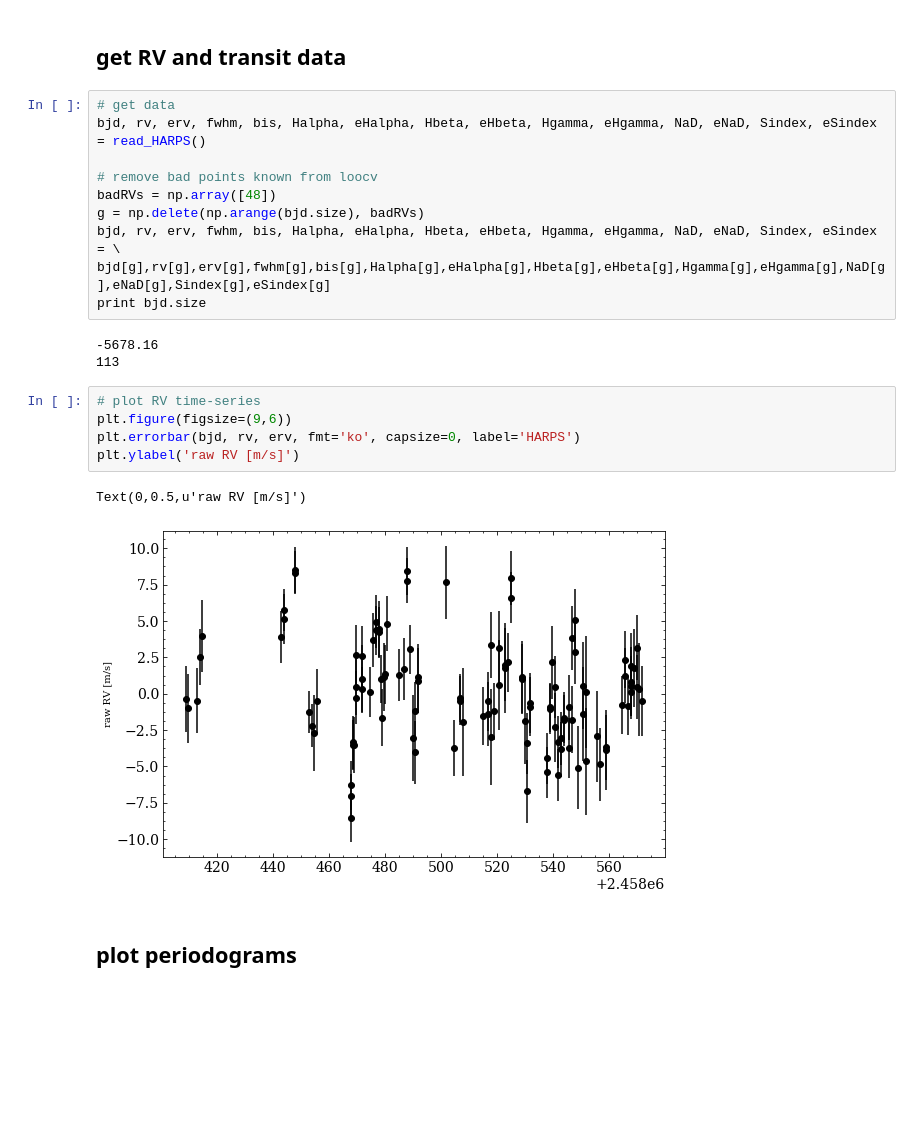
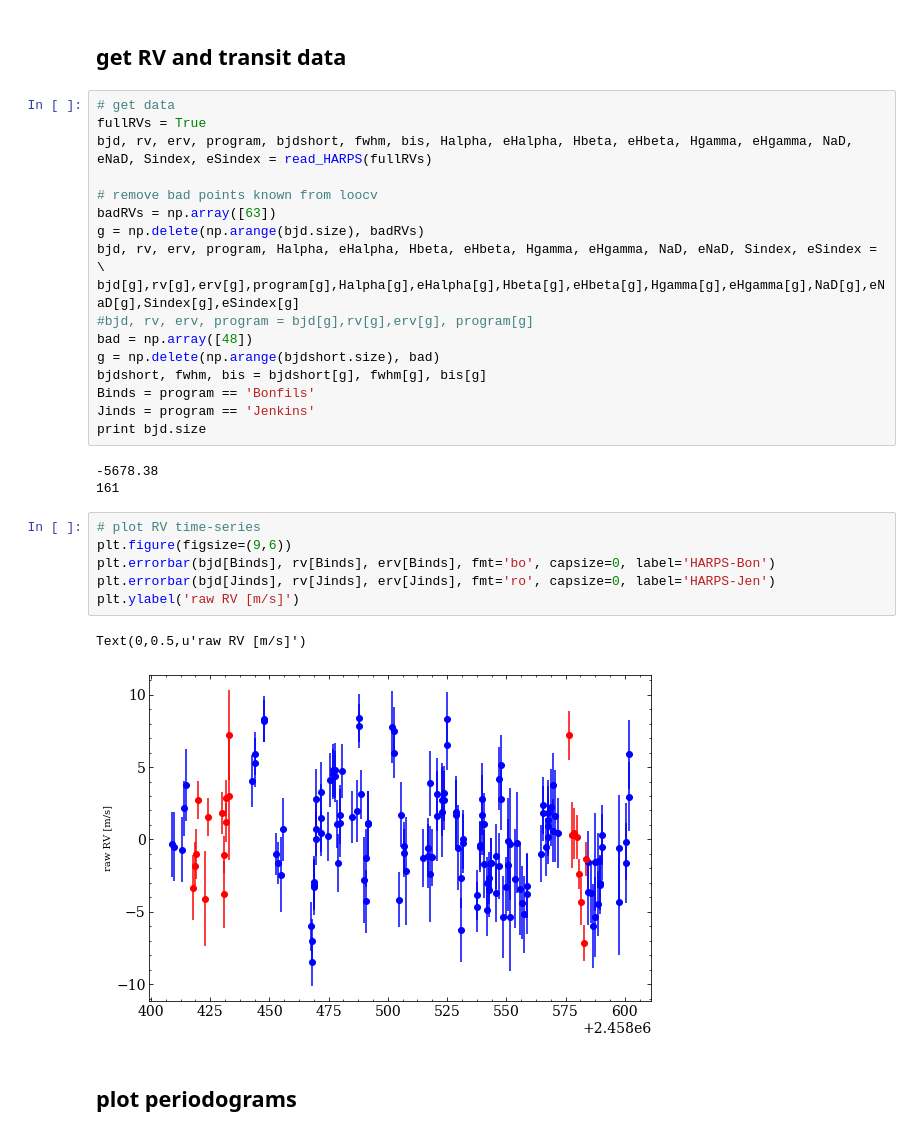
Before and after one commit to r-cloutier/toi175, a Jupyter notebook: periodogram_plots.ipynb, the cells around one changed output. Saved outputs shown, nothing was run; the diff lists cells and outputs as text; blank space fills up the shorter version.

```diff
--- a/periodogram_plots.ipynb
+++ b/periodogram_plots.ipynb
@@ -15,25 +9,33 @@ or from the matplotlib source distribution
 ## get RV and transit data
 # %%
 # get data
-bjd, rv, erv, fwhm, bis, Halpha, eHalpha, Hbeta, eHbeta, Hgamma, eHgamma, NaD, eNaD, Sindex, eSindex = read_HARPS()
+fullRVs = True
+bjd, rv, erv, program, bjdshort, fwhm, bis, Halpha, eHalpha, Hbeta, eHbeta, Hgamma, eHgamma, NaD, eNaD, Sindex, eSindex = read_HARPS(fullRVs)
 
 # remove bad points known from loocv
-badRVs = np.array([48])
+badRVs = np.array([63])
 g = np.delete(np.arange(bjd.size), badRVs)
-bjd, rv, erv, fwhm, bis, Halpha, eHalpha, Hbeta, eHbeta, Hgamma, eHgamma, NaD, eNaD, Sindex, eSindex = \
-bjd[g],rv[g],erv[g],fwhm[g],bis[g],Halpha[g],eHalpha[g],Hbeta[g],eHbeta[g],Hgamma[g],eHgamma[g],NaD[g],eNaD[g],Sindex[g],eSindex[g]
+bjd, rv, erv, program, Halpha, eHalpha, Hbeta, eHbeta, Hgamma, eHgamma, NaD, eNaD, Sindex, eSindex = \
+bjd[g],rv[g],erv[g],program[g],Halpha[g],eHalpha[g],Hbeta[g],eHbeta[g],Hgamma[g],eHgamma[g],NaD[g],eNaD[g],Sindex[g],eSindex[g]
+#bjd, rv, erv, program = bjd[g],rv[g],erv[g], program[g]
+bad = np.array([48])
+g = np.delete(np.arange(bjdshort.size), bad)
+bjdshort, fwhm, bis = bjdshort[g], fwhm[g], bis[g]
+Binds = program == 'Bonfils'
+Jinds = program == 'Jenkins'
 print bjd.size
 # %% [output]
--5678.16
-113
+-5678.38
+161
 # %%
 # plot RV time-series
 plt.figure(figsize=(9,6))
-plt.errorbar(bjd, rv, erv, fmt='ko', capsize=0, label='HARPS')
+plt.errorbar(bjd[Binds], rv[Binds], erv[Binds], fmt='bo', capsize=0, label='HARPS-Bon')
+plt.errorbar(bjd[Jinds], rv[Jinds], erv[Jinds], fmt='ro', capsize=0, label='HARPS-Jen')
 plt.ylabel('raw RV [m/s]')
 # %% [output]
 Text(0,0.5,u'raw RV [m/s]')
-[figure, old version]
+[figure, new version]
 # %% [markdown]
 ## plot periodograms
 # %%
```
Also changed, not shown: parts of 3 cells of this notebook, 11 other files.
